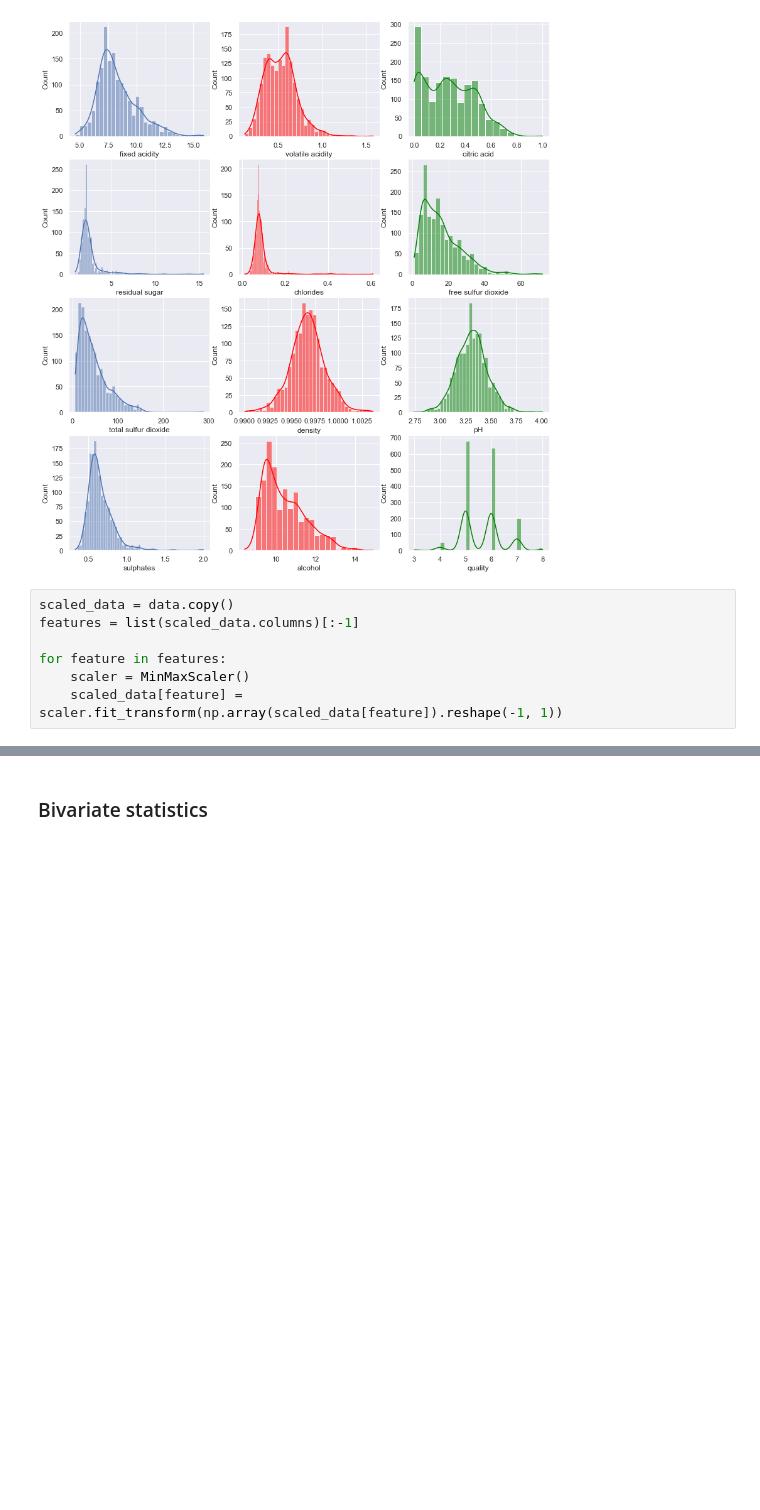
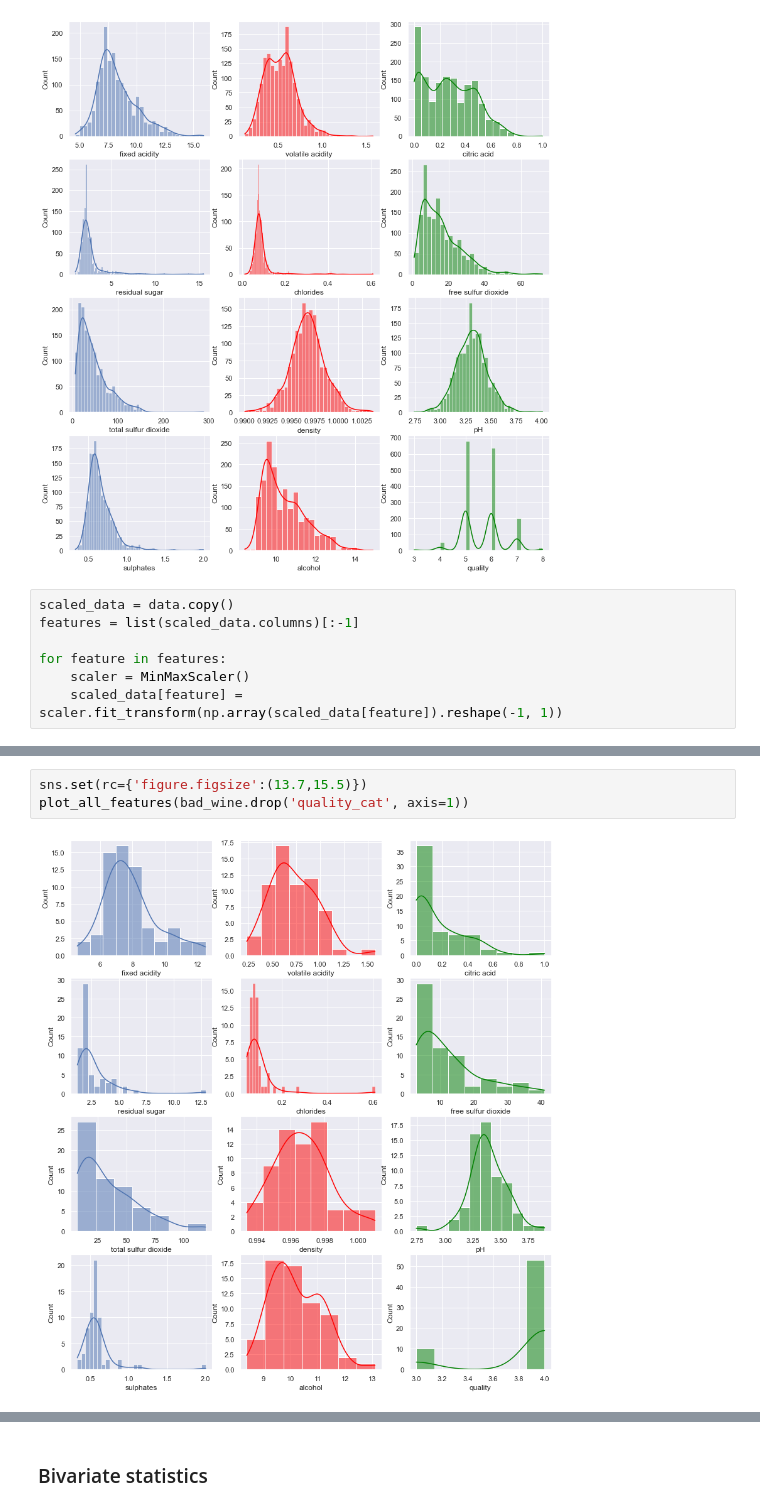
Before and after one commit to daniildiveev/wine-quality-analysis, a Jupyter notebook: wine-quality.ipynb, the cells around one changed output, grey strips where cells are left out. Cells and saved outputs as stored; diff of their text form; blank space fills up the shorter version.

Commit message:
[MODIFY] added correlation analysis, feature analysis of wines of different qualities and ?tsne?

```diff
--- a/wine-quality.ipynb
+++ b/wine-quality.ipynb
@@ -117,0 +146,5 @@ sns.boxenplot(x='value', y='variable',
+# %%
+sns.set(rc={'figure.figsize':(13.7,15.5)})
+plot_all_features(bad_wine.drop('quality_cat', axis=1))
+# %% [output]
+[figure, added]
```
Also changed, not shown: parts of 30 cells of this notebook.
